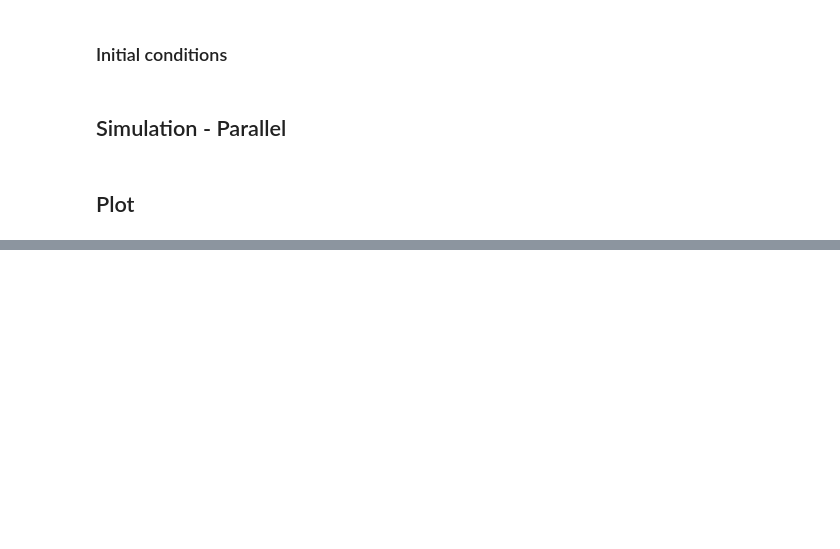
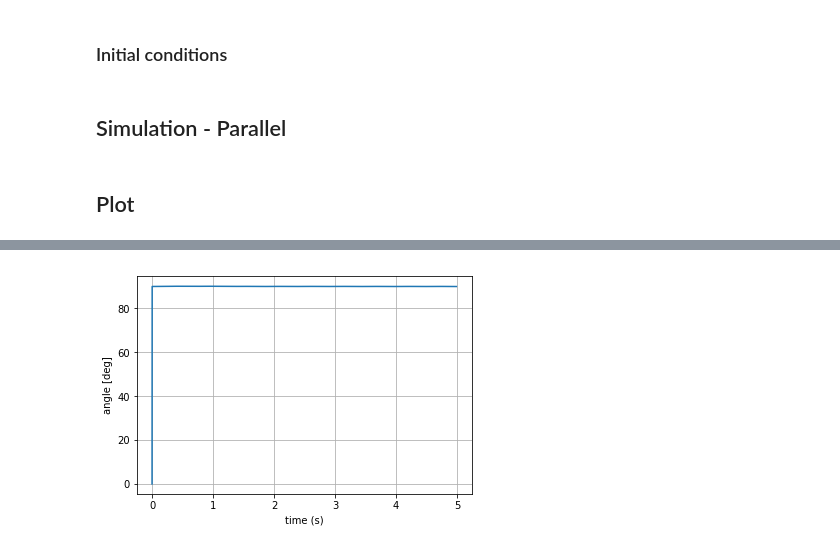
Before and after one commit to regifukuchi/bmc-1, a Jupyter notebook: courses/modsim2018/matheuspiquini/Lecture12.ipynb, the cells around one changed output, grey strips where cells are left out. Saved outputs shown, nothing was run; the diff lists cells and outputs as text; code cells hidden in the pictures; blank space fills up the shorter version.

```diff
--- a/courses/modsim2018/matheuspiquini/Lecture12.ipynb
+++ b/courses/modsim2018/matheuspiquini/Lecture12.ipynb
@@ -41,6 +49,9 @@ fiberLength = np.empty(t.shape)
 tendonLength = np.empty(t.shape)
 activation = np.zeros(t.shape)
 neural = np.zeros(t.shape)
+acceleration = np.zeros(t.shape)
+
+data = np.zeros(t.shape)
 
 fiberLength[0] = LceNorm * Lce_o
 tendonLength[0] = Lm - fiberLength[0]
@@ -135,28 +152,29 @@ def computeActivation(Act, u, dt):
 # %%
 for i in range (1,len(t)):
     #ramp
-    if t[i]<=1:
-        Lm = 0.31
-    elif t[i]>1 and t[i]<2:
-        Lm = .31 - .04*(t[i]-1)
+    if t[i]<=1 and phi < np.pi:
+        Lm = 0.31 - (phi-(np.pi/2))*Rf
+    elif t[i]>1 and t[i]<2 and phi < np.pi:
+        Lm = .31 - .04*(t[i]-1) - (phi-(np.pi/2))*Rf
         #print(Lm)
 
-    # activation pulso
+    # activation pulse
     #if 1 <= t[i] <= 3:
     #    u = 1
     #else:
     #    u = 0.1
 
     #activation sin
-    u = np.sin(t[i]*np.pi)*0.2+0.7
+    #u = np.sin(t[i]*np.pi)*0.2+0.7
 
     #activation gradual
-    #if t[i] <= 1:
-    #    u = 1
-    #if 1 < t[i] < 3:
-    #    u = 0.5
-    #if t[i] >= 3:
-    #    u = 0.1
+    if t[i] <= 1:
+        u = 1
+    if 1 < t[i] < 3:
+        u = 0.5
+    if t[i] >= 3:
+        u = 0.1
+
 
     ########################################################
     LseeNorm = computeTendonLength(Lm, Lce_o, LceNorm, alpha)
@@ -173,6 +191,12 @@ for i in range (1,len(t)):
 
     LceNormdot = computeContractileElementDerivative(activation[i], FLNorm, FCENorm)
 
+    phidd = computeAngularAcceleration(Rf, FTendonNorm, m, g, Rcm, phi, I)
+
+    phid = phid + phidd*h
+
+    phi = phi + phid*h
+
     LceNorm = LceNorm + h*LceNormdot
     #########################################################################
     F[i] = FTendonNorm * Fmax
@@ -180,6 +204,9 @@ for i in range (1,len(t)):
     fiberLength[i] = LceNorm * Lce_o
     tendonLength[i] = LseeNorm * Lce_o
     neural[i] = u
+
+    acceleration[i] = phi*(180/np.pi)
+    data[i] = phid
 # %% [markdown]
 ## Plot
 # %%
@@ -240,0 +264,10 @@ plt.tight_layout()
+# %%
+plt.figure()
+
+plt.plot(t,acceleration)
+plt.grid()
+plt.xlabel('time (s)')
+plt.ylabel('angle [deg]')
+plt.show()
+# %% [output]
+[figure, added]
```
Also changed, not shown: parts of 8 cells of this notebook.
